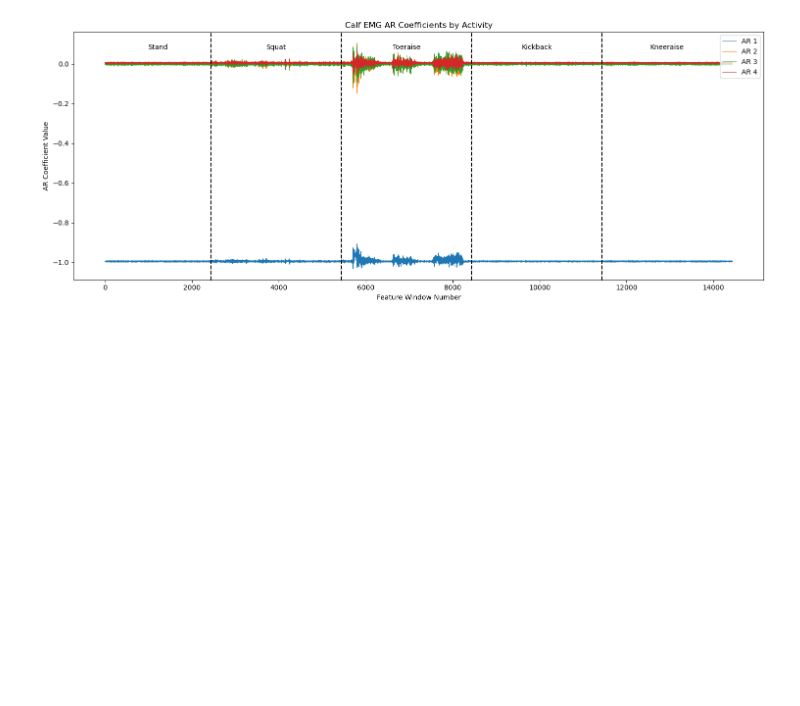
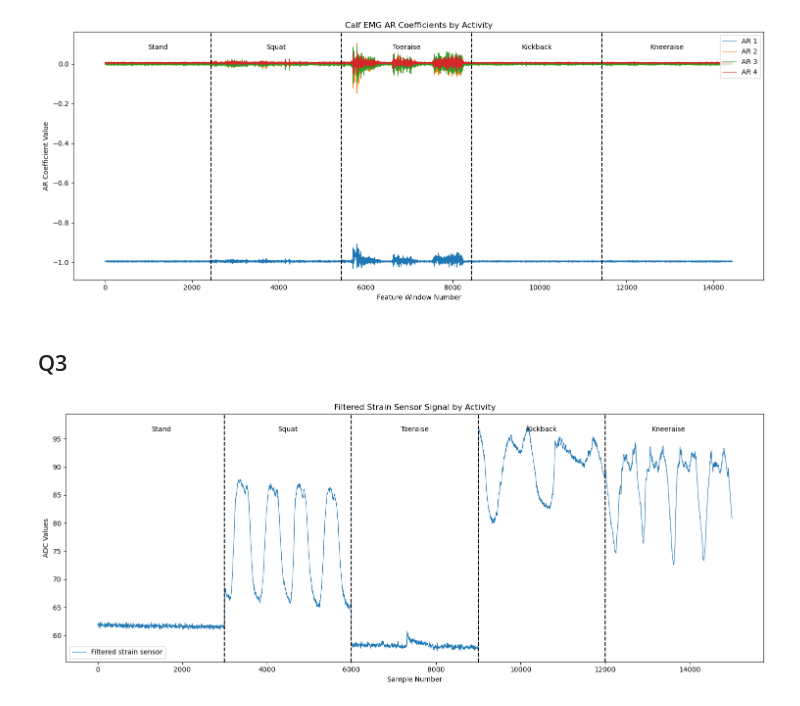
Before and after one commit to groggero/Wearables_Laboratories, a Jupyter notebook: LAB_2/data_movement/movement_lab2.ipynb, the cells around one changed output. Drawn from its saved outputs; the diff is of its cells as text; code cells hidden in the pictures; blank space fills up the shorter version.

Commit message:
Q3 also plotted. Modification to the labels still need to be done.

```diff
--- a/LAB_2/data_movement/movement_lab2.ipynb
+++ b/LAB_2/data_movement/movement_lab2.ipynb
@@ -628,3 +628,44 @@ for muscle, first_column in [("Quadriceps", 2), ("Calf", 8)]:
 # %% [output]
 [figure]
 [figure]
+# %% [markdown]
+## Q3
+# %%
+# Reuse the strain signals already filtered with signal.filtfilt above.
+# Match the 3000-sample interval used in Q2 for each activity.
+activity_names = ["Stand", "Squat", "Toeraise", "Kickback", "Kneeraise"]
+n_samples = 3000
+strain_short = [
+    df.iloc[n_samples-1000:n_samples*2-1000]
+    for df in activity_frames
+]
+df_strain_all = pd.concat(strain_short, ignore_index=True)
+strain_lengths = [len(df) for df in strain_short]
+strain_boundaries = np.cumsum(strain_lengths)
+
+fig, ax = plt.subplots(figsize=(15, 6))
+ax.plot(
+    df_strain_all["Strain Sensor"],
+    label="Filtered strain sensor", linewidth=0.8
+)
+
+for boundary in strain_boundaries[:-1]:
+    ax.axvline(boundary, color="black", linestyle="--")
+
+start = 0
+for name, length in zip(activity_names, strain_lengths):
+    if length:
+        ax.text(
+            start + length / 2, 0.93, name,
+            transform=ax.get_xaxis_transform(), ha="center"
+        )
+    start += length
+
+ax.set_title("Filtered Strain Sensor Signal by Activity")
+ax.set_xlabel("Sample Number")
+ax.set_ylabel("ADC Values")
+ax.legend()
+plt.tight_layout()
+plt.show()
+# %% [output]
+[figure, added]
```
Also changed, not shown: parts of 1 cell of this notebook.
